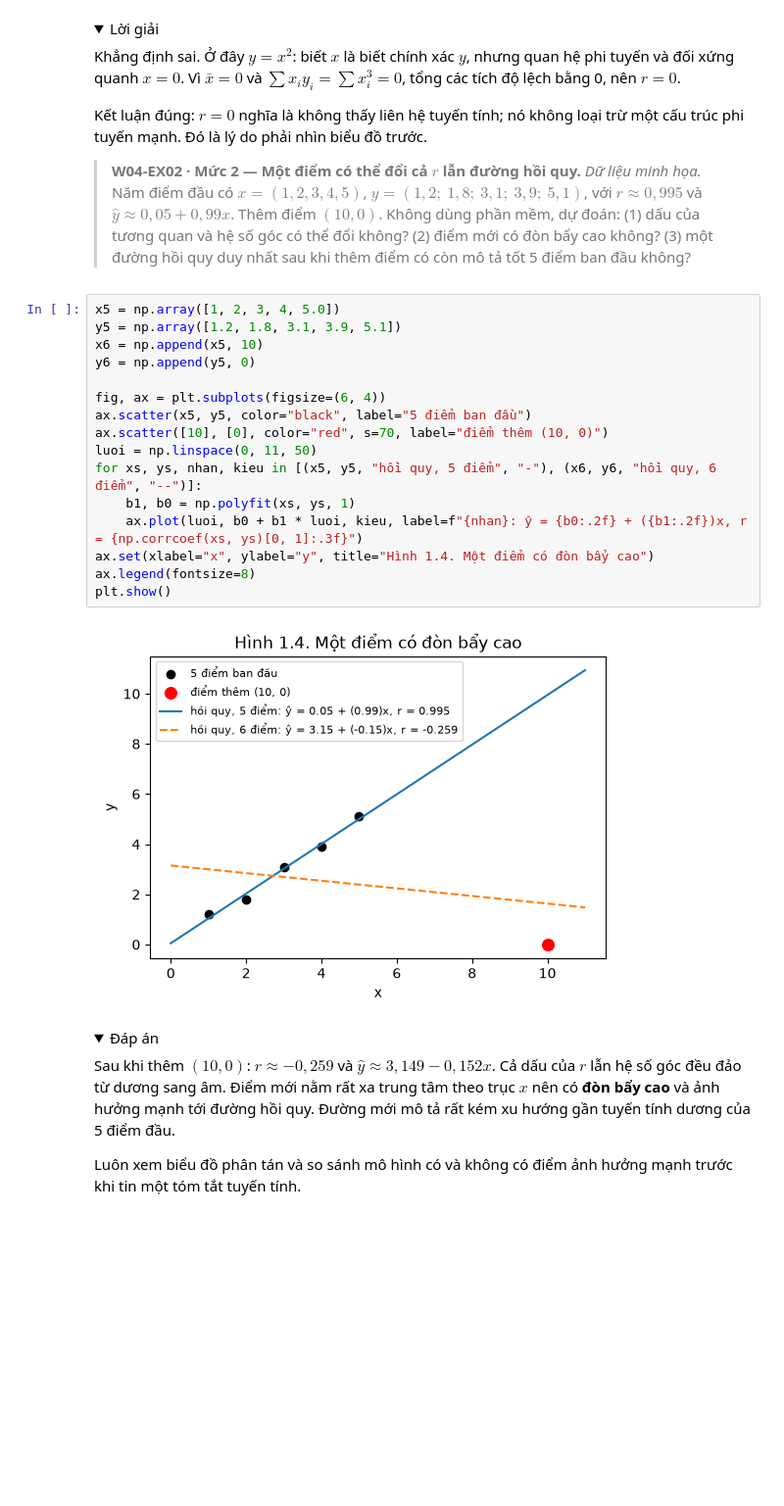
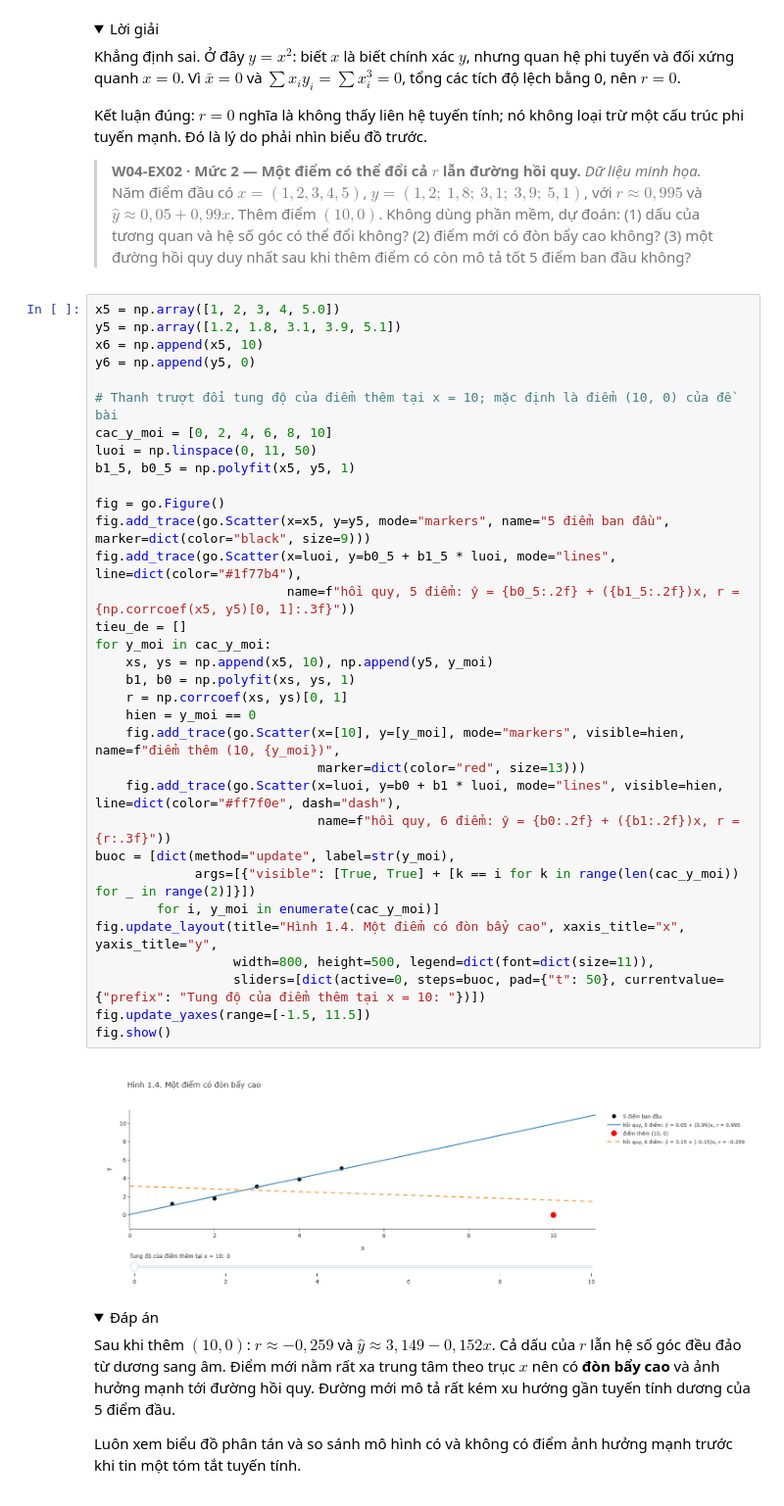
Before and after one commit to h2bach/UET.MAT1052-Labs-Materials, a Jupyter notebook: W4_TuongQuanVaHoiQuyTuyenTinh.ipynb, the cells around one changed output. Shown at 98% size. Saved outputs shown, nothing was run; the diff lists cells and outputs as text; folded sections open; blank space fills up the shorter version.

```diff
--- a/W4_TuongQuanVaHoiQuyTuyenTinh.ipynb
+++ b/W4_TuongQuanVaHoiQuyTuyenTinh.ipynb
@@ -205,24 +211,41 @@ Kết luận đúng: $r = 0$ nghĩa là không thấy liên hệ tuyến tính;
 </details>
 
 > **W04-EX02 · Mức 2 — Một điểm có thể đổi cả $r$ lẫn đường hồi quy.** *Dữ liệu minh họa.* Năm điểm đầu có $x = (1, 2, 3, 4, 5)$, $y = (1{,}2;\ 1{,}8;\ 3{,}1;\ 3{,}9;\ 5{,}1)$, với $r \approx 0{,}995$ và $\hat y \approx 0{,}05 + 0{,}99x$. Thêm điểm $(10, 0)$. Không dùng phần mềm, dự đoán: (1) dấu của tương quan và hệ số góc có thể đổi không? (2) điểm mới có đòn bẩy cao không? (3) một đường hồi quy duy nhất sau khi thêm điểm có còn mô tả tốt 5 điểm ban đầu không?
-# %%
-x5 = np.array([1, 2, 3, 4, 5.0])
-y5 = np.array([1.2, 1.8, 3.1, 3.9, 5.1])
-x6 = np.append(x5, 10)
-y6 = np.append(y5, 0)
-
-fig, ax = plt.subplots(figsize=(6, 4))
-ax.scatter(x5, y5, color="black", label="5 điểm ban đầu")
-ax.scatter([10], [0], color="red", s=70, label="điểm thêm (10, 0)")
-luoi = np.linspace(0, 11, 50)
-for xs, ys, nhan, kieu in [(x5, y5, "hồi quy, 5 điểm", "-"), (x6, y6, "hồi quy, 6 điểm", "--")]:
-    b1, b0 = np.polyfit(xs, ys, 1)
-    ax.plot(luoi, b0 + b1 * luoi, kieu, label=f"{nhan}: ŷ = {b0:.2f} + ({b1:.2f})x, r = {np.corrcoef(xs, ys)[0, 1]:.3f}")
-ax.set(xlabel="x", ylabel="y", title="Hình 1.4. Một điểm có đòn bẩy cao")
-ax.legend(fontsize=8)
-plt.show()
-# %% [output]
-[figure, removed]
+# %%
+x5 = np.array([1, 2, 3, 4, 5.0])
+y5 = np.array([1.2, 1.8, 3.1, 3.9, 5.1])
+x6 = np.append(x5, 10)
+y6 = np.append(y5, 0)
+
+# Thanh trượt đổi tung độ của điểm thêm tại x = 10; mặc định là điểm (10, 0) của đề bài
+cac_y_moi = [0, 2, 4, 6, 8, 10]
+luoi = np.linspace(0, 11, 50)
+b1_5, b0_5 = np.polyfit(x5, y5, 1)
+
+fig = go.Figure()
+fig.add_trace(go.Scatter(x=x5, y=y5, mode="markers", name="5 điểm ban đầu", marker=dict(color="black", size=9)))
+fig.add_trace(go.Scatter(x=luoi, y=b0_5 + b1_5 * luoi, mode="lines", line=dict(color="#1f77b4"),
+                         name=f"hồi quy, 5 điểm: ŷ = {b0_5:.2f} + ({b1_5:.2f})x, r = {np.corrcoef(x5, y5)[0, 1]:.3f}"))
+tieu_de = []
+for y_moi in cac_y_moi:
+    xs, ys = np.append(x5, 10), np.append(y5, y_moi)
+    b1, b0 = np.polyfit(xs, ys, 1)
+    r = np.corrcoef(xs, ys)[0, 1]
+    hien = y_moi == 0
+    fig.add_trace(go.Scatter(x=[10], y=[y_moi], mode="markers", visible=hien, name=f"điểm thêm (10, {y_moi})",
+                             marker=dict(color="red", size=13)))
+    fig.add_trace(go.Scatter(x=luoi, y=b0 + b1 * luoi, mode="lines", visible=hien, line=dict(color="#ff7f0e", dash="dash"),
+                             name=f"hồi quy, 6 điểm: ŷ = {b0:.2f} + ({b1:.2f})x, r = {r:.3f}"))
+buoc = [dict(method="update", label=str(y_moi),
+             args=[{"visible": [True, True] + [k == i for k in range(len(cac_y_moi)) for _ in range(2)]}])
+        for i, y_moi in enumerate(cac_y_moi)]
+fig.update_layout(title="Hình 1.4. Một điểm có đòn bẩy cao", xaxis_title="x", yaxis_title="y",
+                  width=800, height=500, legend=dict(font=dict(size=11)),
+                  sliders=[dict(active=0, steps=buoc, pad={"t": 50}, currentvalue={"prefix": "Tung độ của điểm thêm tại x = 10: "})])
+fig.update_yaxes(range=[-1.5, 11.5])
+fig.show()
+# %% [output]
+[figure, added]
 # %% [markdown]
 <details><summary>Đáp án</summary>
 
```
Also changed, not shown: parts of 10 cells of this notebook, 3 other files.
